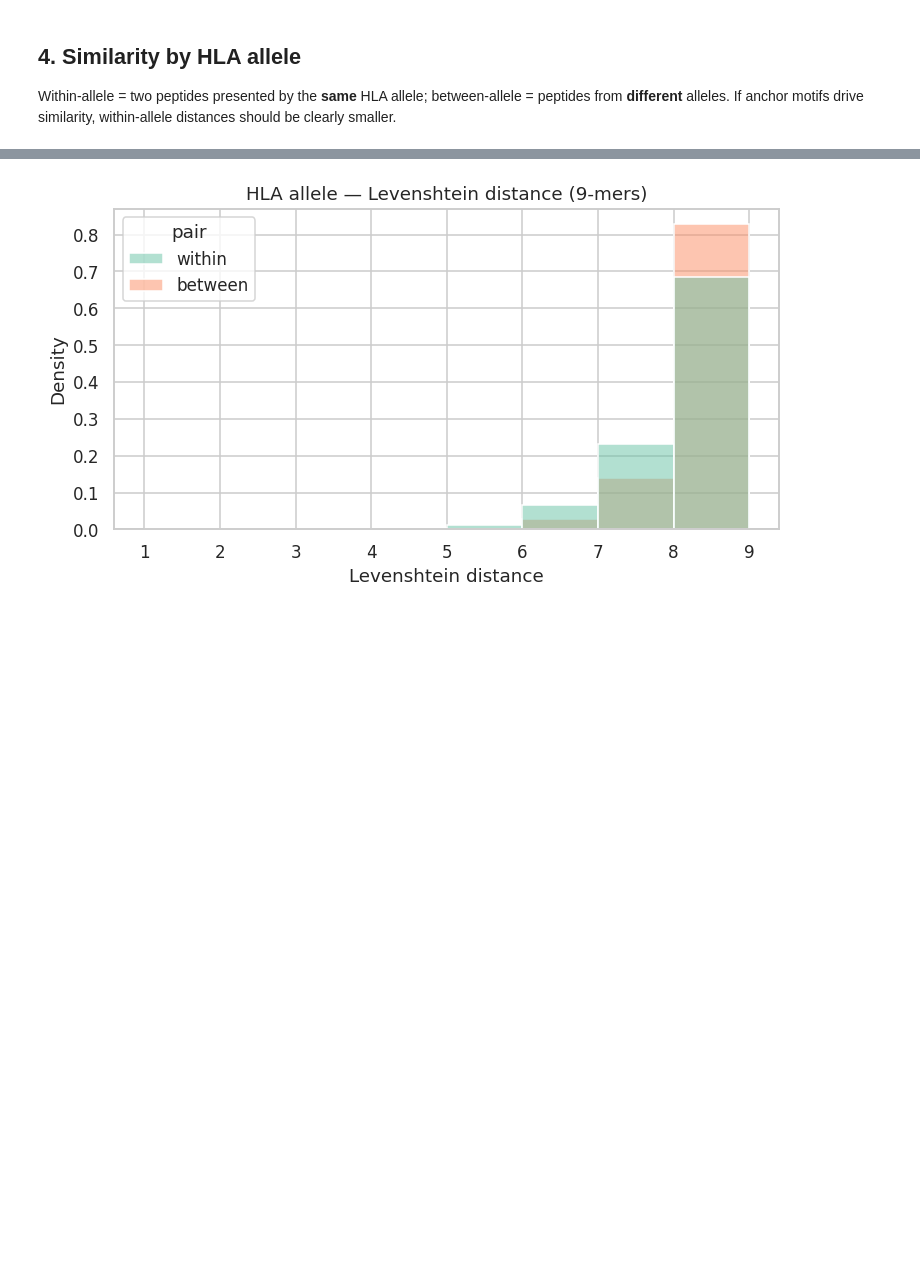
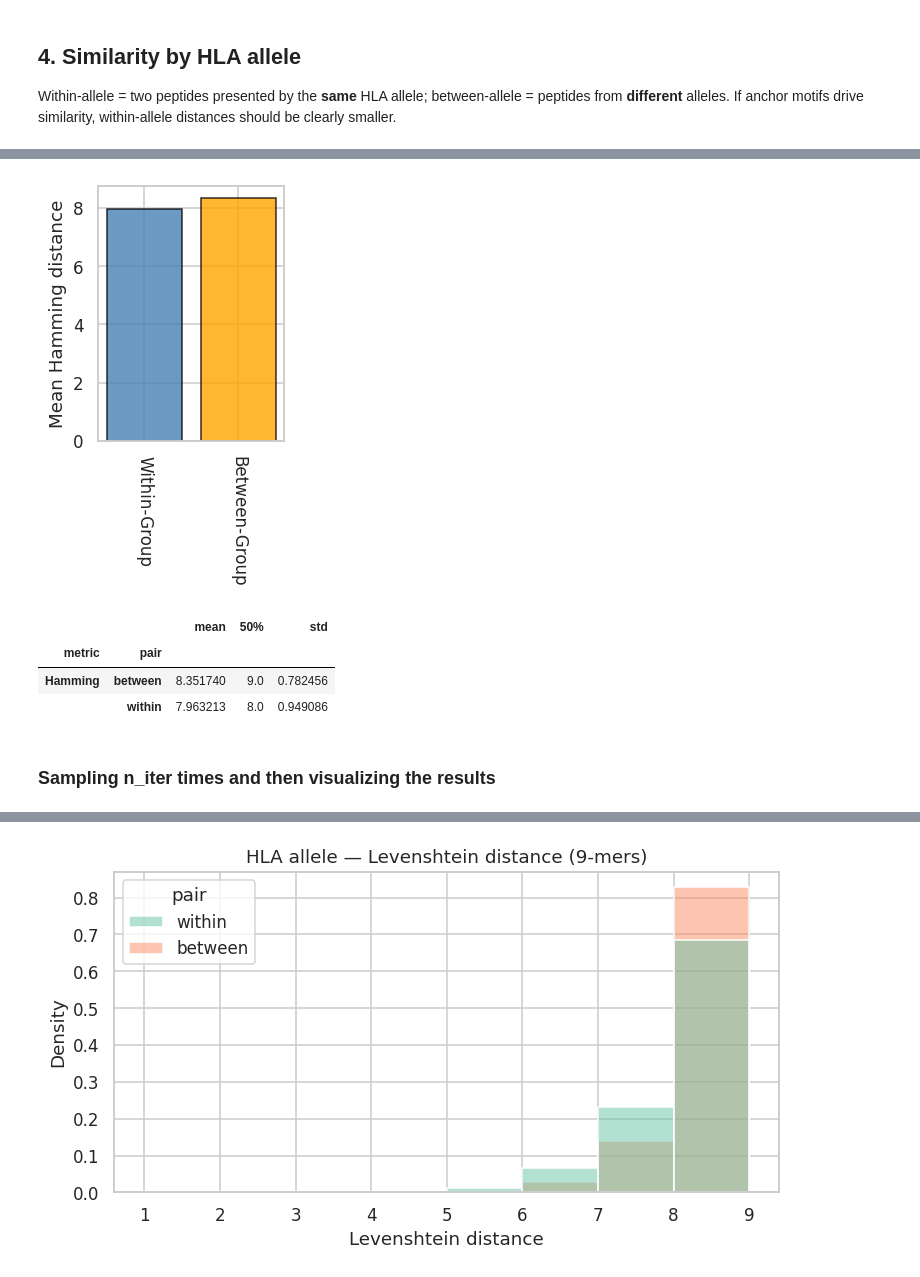
Before and after one commit to delipouya/tcr-bench, a Jupyter notebook: 3_iedb_similarity_mhc1.ipynb, the cells around one changed output, grey strips where cells are left out. Saved outputs shown, nothing was run; the diff lists cells and outputs as text; code cells hidden in the pictures; blank space fills up the shorter version.

```diff
--- a/3_iedb_similarity_mhc1.ipynb
+++ b/3_iedb_similarity_mhc1.ipynb
@@ -183,0 +258,27 @@ alleles used (>= 30 peptides): 79
+# %%
+total_samples = 1000000
+wp = sample_within(groups=allele_groups, n=total_samples)
+bp = sample_between(groups=allele_groups, n=total_samples)
+
+wp_dists = dists(wp, hamming)
+bp_dists = dists(bp, hamming)
+# %%
+### make a paried bar plot of the within-group and between-group distances
+plt.figure(figsize=(2.5, 4))
+plt.bar(["Within-Group", "Between-Group"], [wp_dists.mean(), bp_dists.mean()], color=["steelblue", "orange"], alpha=0.8, edgecolor="black")
+plt.ylabel("Mean Hamming distance")
+plt.xticks(rotation=-90)
+plt.tight_layout()
+plt.show()
+# %% [output]
+[figure, added]
+# %%
+res_allele = compare(wp=wp, bp=bp, label="HLA allele")
+res_allele.groupby(["metric", "pair"])["distance"].describe()[["mean", "50%", "std"]]
+# %% [output]
+|  |  | mean | 50% | std |
+| metric | pair |  |  |  |
+| Hamming | between | 8.351740 | 9.0 | 0.782456 |
+|  | within | 7.963213 | 8.0 | 0.949086 |
+# %% [markdown]
+### Sampling n_iter times and then visualizing the results
```
Also changed, not shown: parts of 13 cells of this notebook, 1 other file.
